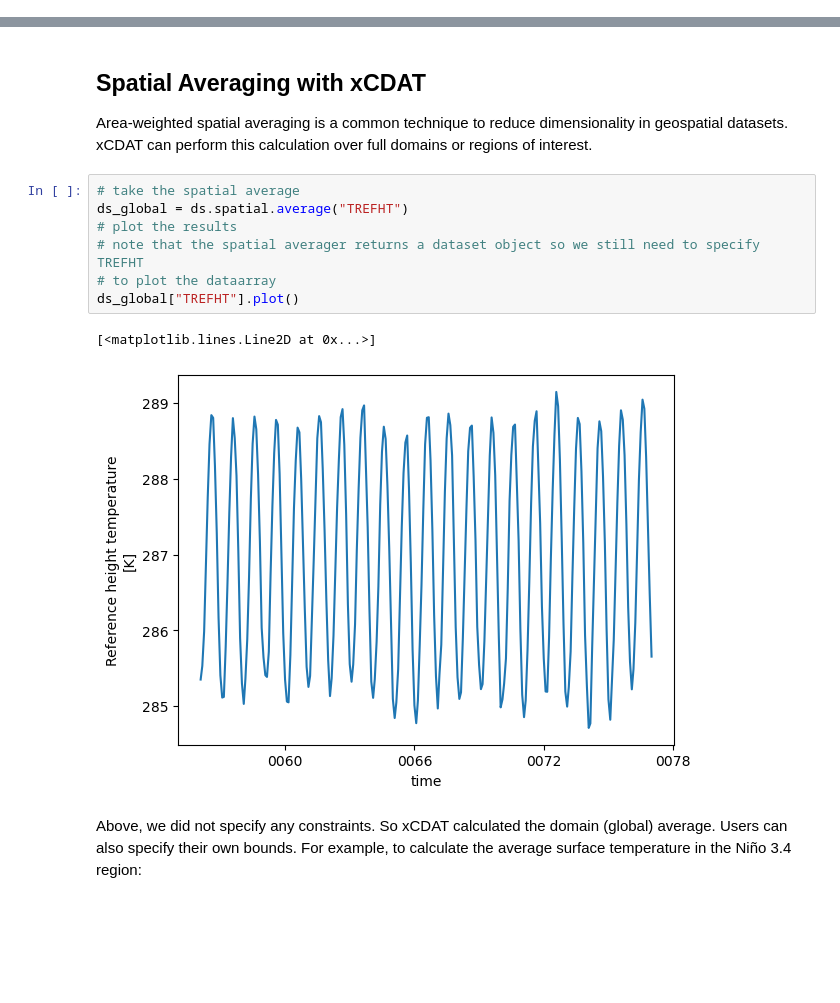
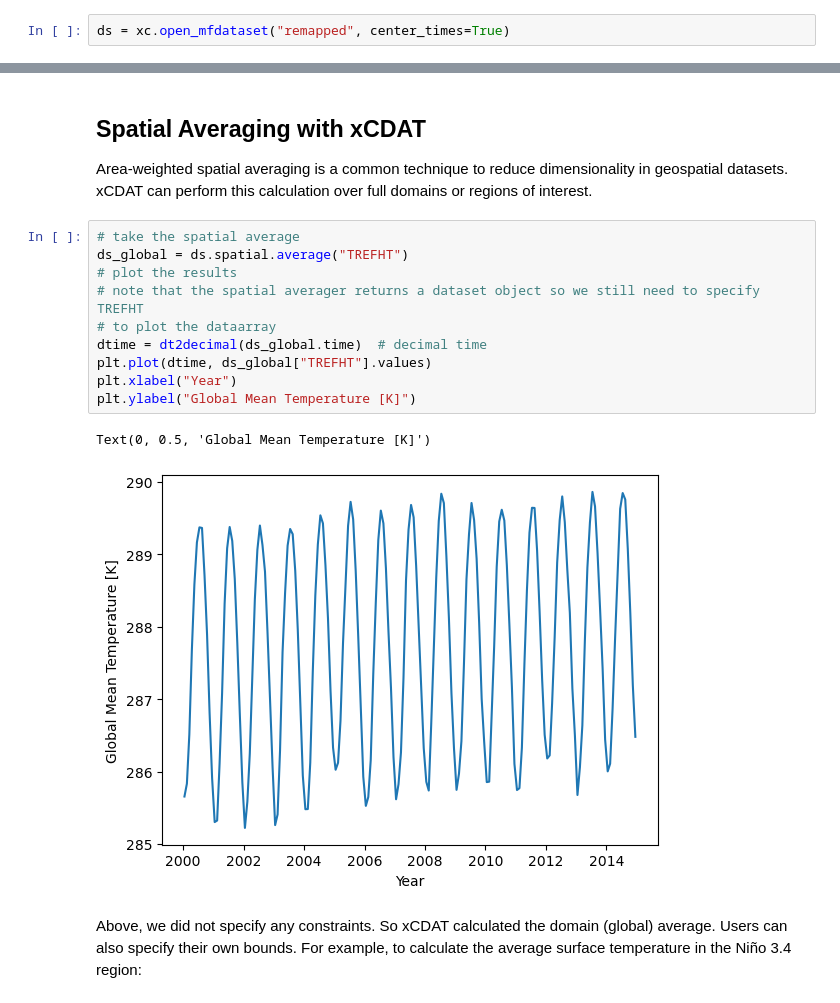
Before and after one commit to xCDAT/xcdat-validation, a Jupyter notebook: demos/2024-e3sm-workshop/xcdat_practicum_notebook.ipynb, the cells around one changed output, grey strips where cells are left out. Saved outputs shown, nothing was run; the diff lists cells and outputs as text; blank space fills up the shorter version.

```diff
--- a/demos/2024-e3sm-workshop/xcdat_practicum_notebook.ipynb
+++ b/demos/2024-e3sm-workshop/xcdat_practicum_notebook.ipynb
@@ -196,3 +187,5 @@ input_file :
+# %%
+ds = xc.open_mfdataset("remapped", center_times=True)
 # %% [markdown]
 ## Regridding with xCDAT
 
@@ -320,13 +312,16 @@ Area-weighted spatial averaging is a common technique to reduce dimensionality i
 # %%
 # take the spatial average
 ds_global = ds.spatial.average("TREFHT")
 # plot the results
 # note that the spatial averager returns a dataset object so we still need to specify TREFHT
 # to plot the dataarray
-ds_global["TREFHT"].plot()
+dtime = dt2decimal(ds_global.time)  # decimal time
+plt.plot(dtime, ds_global["TREFHT"].values)
+plt.xlabel("Year")
+plt.ylabel("Global Mean Temperature [K]")
 # %% [output]
-[<matplotlib.lines.Line2D at 0x...>]
+Text(0, 0.5, 'Global Mean Temperature [K]')
-[figure, old version]
+[figure, new version]
 # %% [markdown]
 Above, we did not specify any constraints. So xCDAT calculated the domain (global) average. Users can also specify their own bounds. For example, to calculate the average surface temperature in the Niño 3.4 region:
 # %%
```
Also changed, not shown: parts of 31 cells of this notebook, 1 other file.
